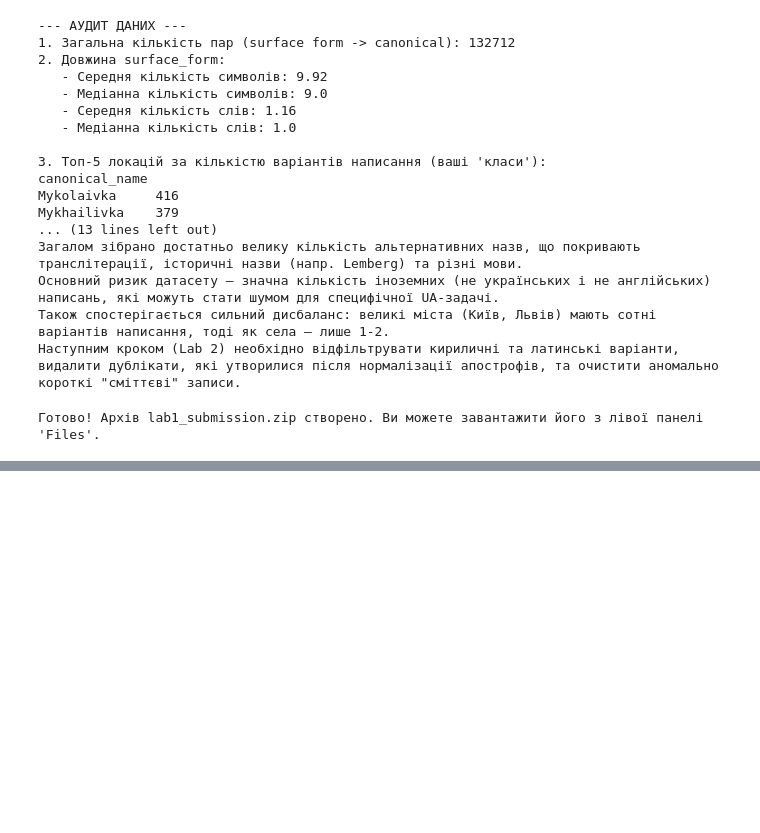
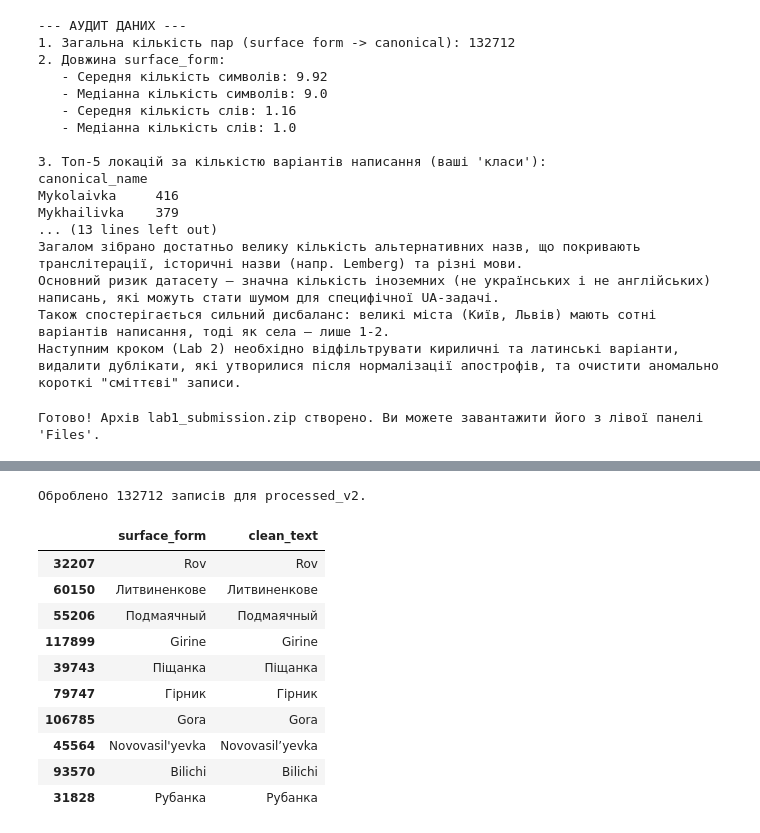
Before and after one commit to BohdanKozak/UA-Toponyms-Dataset-Creation, a Jupyter notebook: main.ipynb, the cells around one changed output, grey strips where cells are left out. Cells and saved outputs as stored; diff of their text form; code cells hidden in the pictures; blank space fills up the shorter version.

```diff
--- a/main.ipynb
+++ b/main.ipynb
@@ -169,0 +293,21 @@ shutil.make_archive("lab1_submission", 'zip', "lab1_submission")
+# %%
+import json
+
+edge_cases = [
+    {"id": 1, "raw_text": "м. Київ, вул. Хрещатик", "expected": "не розбивати на м. та вул."},
+    {"id": 2, "raw_text": "О'Райлі та Об'єднання", "expected": "однакові апострофи"},
+    {"id": 3, "raw_text": "Текст http://test.com", "expected": "<URL>"},
+    {"id": 4, "raw_text": "admin@ukr.net", "expected": "<EMAIL>"},
+    {"id": 5, "raw_text": "+380501234567", "expected": "<PHONE>"},
+    {"id": 6, "raw_text": "Багато   пробілів", "expected": "один пробіл"},
+    {"id": 7, "raw_text": "Київ. вул. Гоголя.", "expected": "не різати вул."},
+    {"id": 8, "raw_text": "Речення 1. Речення 2", "expected": "2 речення"},
+    {"id": 9, "raw_text": "Версія 2.0.1", "expected": "ціле число"},
+    {"id": 10, "raw_text": "Що? Тест!", "expected": "спліт"}
+] + [{"id": i, "raw_text": f"Тест {i}", "expected": "ok"} for i in range(11, 21)]
+
+with open('lab1_submission/tests/edge_cases.jsonl', 'w', encoding='utf-8') as f:
+    for case in edge_cases:
+        f.write(json.dumps(case, ensure_ascii=False) + '\n')
+
+print("Edge cases створено.")
@@ -170,3 +393,32 @@ shutil.make_archive("lab1_submission", 'zip', "lab1_submission")
+# %%
+# Генерація processed_v2
+from preprocess import preprocess
+
+# Працюємо з df_dataset з ЛР1
+df_v2 = df_dataset.copy()
+df_v2['processed_data'] = df_v2['surface_form'].apply(preprocess)
+
+# Розгортаємо результати препроцесингу в окремі колонки
+df_v2['clean_text'] = df_v2['processed_data'].apply(lambda x: x['masked'])
+
+# Зберігаємо нову версію
+df_v2[['text_id', 'clean_text', 'canonical_name']].to_csv('lab1_submission/data/processed_v2/processed.csv', index=False)
+
+print(f"Оброблено {len(df_v2)} записів для processed_v2.")
+display(df_v2[['surface_form', 'clean_text']].sample(10))
+# %% [output]
+Оброблено 132712 записів для processed_v2.
+|  | surface_form | clean_text |
+| 32207 | Rov | Rov |
+| 60150 | Литвиненкове | Литвиненкове |
+| 55206 | Подмаячный | Подмаячный |
+| 117899 | Girine | Girine |
+| 39743 | Піщанка | Піщанка |
+| 79747 | Гірник | Гірник |
+| 106785 | Gora | Gora |
+| 45564 | Novovasil'yevka | Novovasil’yevka |
+| 93570 | Bilichi | Bilichi |
+| 31828 | Рубанка | Рубанка |
 # %%
 from google.colab import drive
 drive.mount('/content/drive')
```
Also changed, not shown: parts of 9 cells of this notebook, 7 other files.
